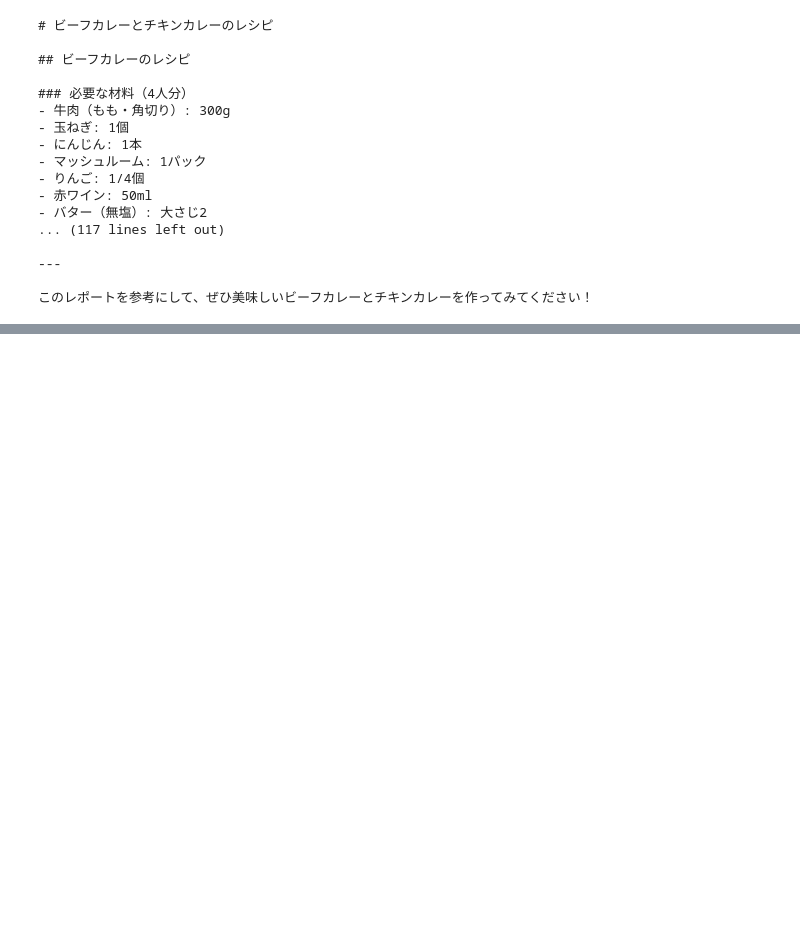
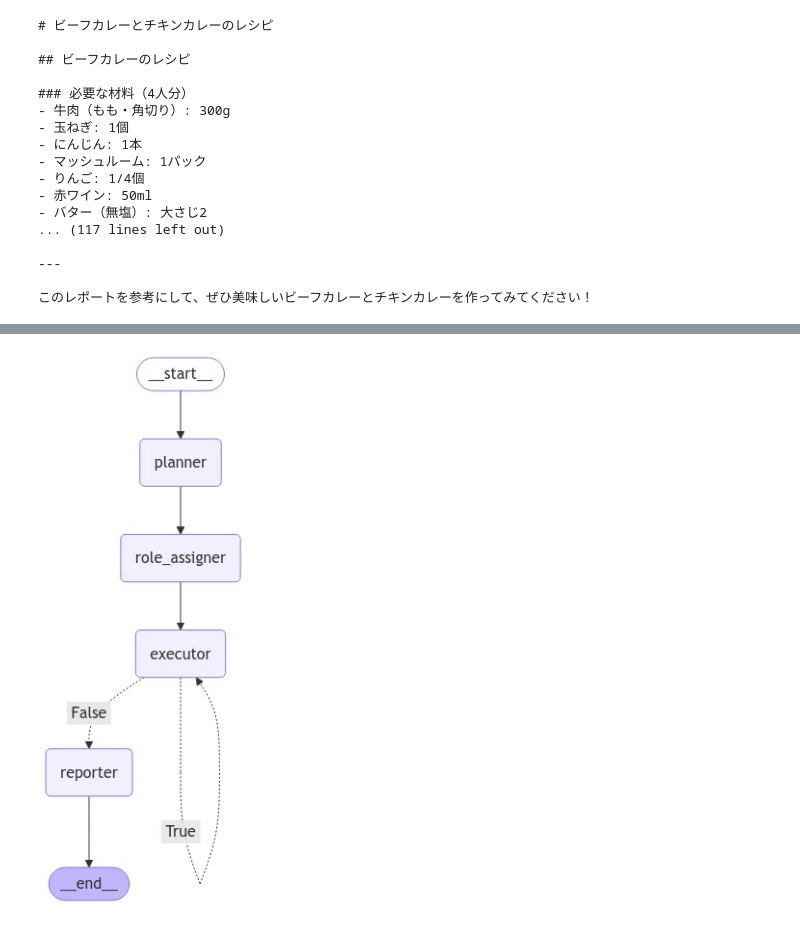
Before and after one commit to torun2564/LangGraph, a Jupyter notebook: Agent_pattern.ipynb, the cells around one changed output, grey strips where cells are left out. Saved outputs shown, nothing was run; the diff lists cells and outputs as text; code cells hidden in the pictures; blank space fills up the shorter version.

```diff
--- a/Agent_pattern.ipynb
+++ b/Agent_pattern.ipynb
@@ -1164,0 +1284,40 @@ if __name__=="__main__":
+# %%
+class Reporter:
+    def __init__(self, llm: ChatOpenAI):
+        self.llm = llm
+
+    def run(self, query: str, results: list[str]) -> str:
+        prompt = ChatPromptTemplate(
+            [
+                (
+                    "system",
+                    (
+                        "あなたは総合的なレポート作成の専門家です。複数の情報源からの結果を統合し、洞察力に富んだ包括的なレポートを作成する能力があります。"
+                    ),
+                ),
+                (
+                    "human",
+                    (
+                        "タスク: 以下の情報に基づいて、包括的で一貫性のある回答を作成してください。\n"
+                        "要件:\n"
+                        "1. 提供されたすべての情報を統合し、よく構成された回答にしてください。\n"
+                        "2. 回答は元のクエリに直接応える形にしてください。\n"
+                        "3. 各情報の重要なポイントや発見を含めてください。\n"
+                        "4. 最後に結論や要約を提供してください。\n"
+                        "5. 回答は詳細でありながら簡潔にし、250〜300語程度を目指してください。\n"
+                        "6. 回答は日本語で行ってください。\n\n"
+                        "ユーザーの依頼: {query}\n\n"
+                        "収集した情報:\n{results}"
+                    ),
+                ),
+            ],
+        )
+        chain = prompt | self.llm | StrOutputParser()
+        return chain.invoke(
+            {
+                "query": query,
+                "results": "\n\n".join(
+                    f"Info {i+1}:\n{result}" for i, result in enumerate(results)
+                ),
+            }
+        )
@@ -1164,0 +1384,6 @@ if __name__=="__main__":
+# %%
+llm = ChatOpenAI(model="gpt-4o", temperature=0.0)
+agent = RoleBasedCooperation(llm=llm)
+agent.graph_visualization()
+# %% [output]
+[figure, added]
```
Also changed, not shown: parts of 10 cells of this notebook, 10 other files.
